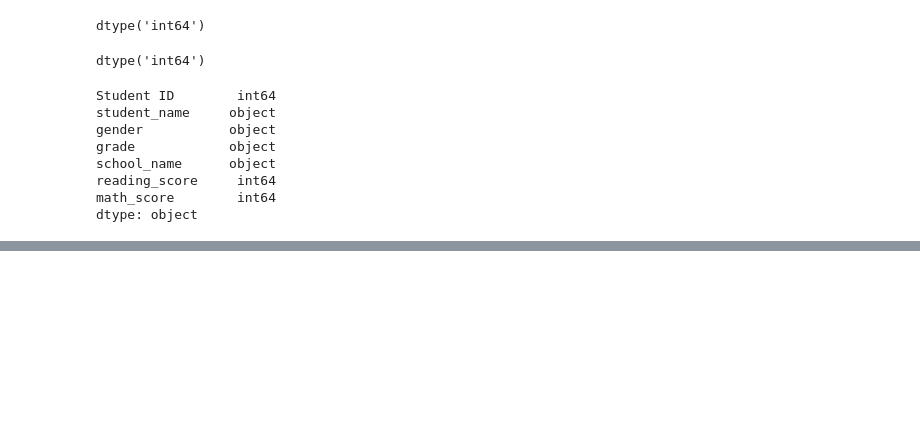
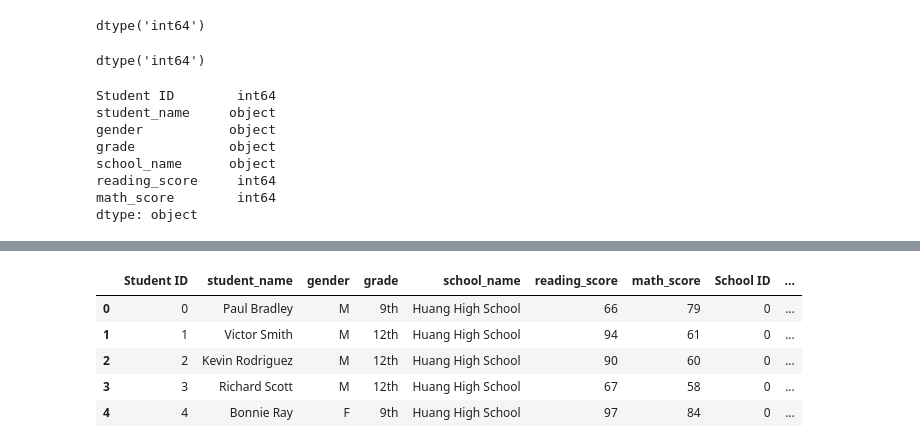
Before and after one commit to russellctaylor/School_District_Analysis, a Jupyter notebook: PyCitySchools.ipynb, the cells around one changed output, grey strips where cells are left out. Cells and saved outputs as stored; diff of their text form; code cells hidden in the pictures; blank space fills up the shorter version.

```diff
--- a/PyCitySchools.ipynb
+++ b/PyCitySchools.ipynb
@@ -201,0 +229,24 @@ for word in prefixes_suffixes:
+# %%
+#We'll merge school_data_df and student_data_dfon a shared column using the merge() method
+#The column that these DataFrames have in common is school_name. Inside the parentheses of the merge() method
+
+# Combine the data into a single dataset.
+school_data_complete_df = pd.merge(student_data_df, school_data_df, on=["school_name", "school_name"])
+school_data_complete_df.head()
+
+#sudo code ***********
+#Let's break down how the DataFrames are being merged with this code.
+
+#We create a new DataFrame for the merged DataFrames, called school_data_complete_df.
+#The new DataFrame is created as a result of merging DataFrame #2 (school_data_df), which is the "right" DataFrame,
+#into DataFrame #1 (student_data_df), which is the "left" DataFrame. We refer to the DataFrames as "left" and "right"
+#to reflect the order they appear inside the parentheses.
+#We use the parameter "on," which is equal to a list of the columns that are identical from each DataFrame, in this case,
+#"school_name." We can also use the column name like this: on="school_name".
+# %% [output]
+|  | Student ID | student_name | gender | grade | school_name | reading_score | math_score | School ID | ... |
+| 0 | 0 | Paul Bradley | M | 9th | Huang High School | 66 | 79 | 0 | ... |
+| 1 | 1 | Victor Smith | M | 12th | Huang High School | 94 | 61 | 0 | ... |
+| 2 | 2 | Kevin Rodriguez | M | 12th | Huang High School | 90 | 60 | 0 | ... |
+| 3 | 3 | Richard Scott | M | 12th | Huang High School | 67 | 58 | 0 | ... |
+| 4 | 4 | Bonnie Ray | F | 9th | Huang High School | 97 | 84 | 0 | ... |
```
Also changed, not shown: parts of 33 cells of this notebook, 1 other file.
